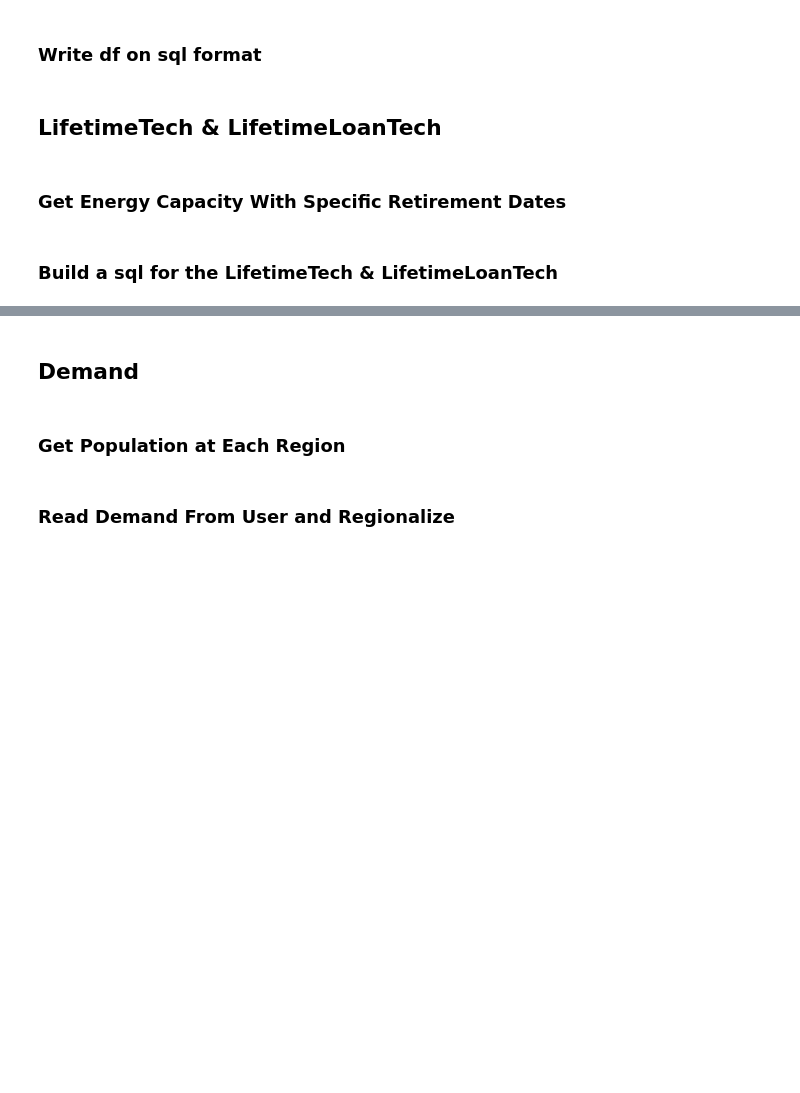
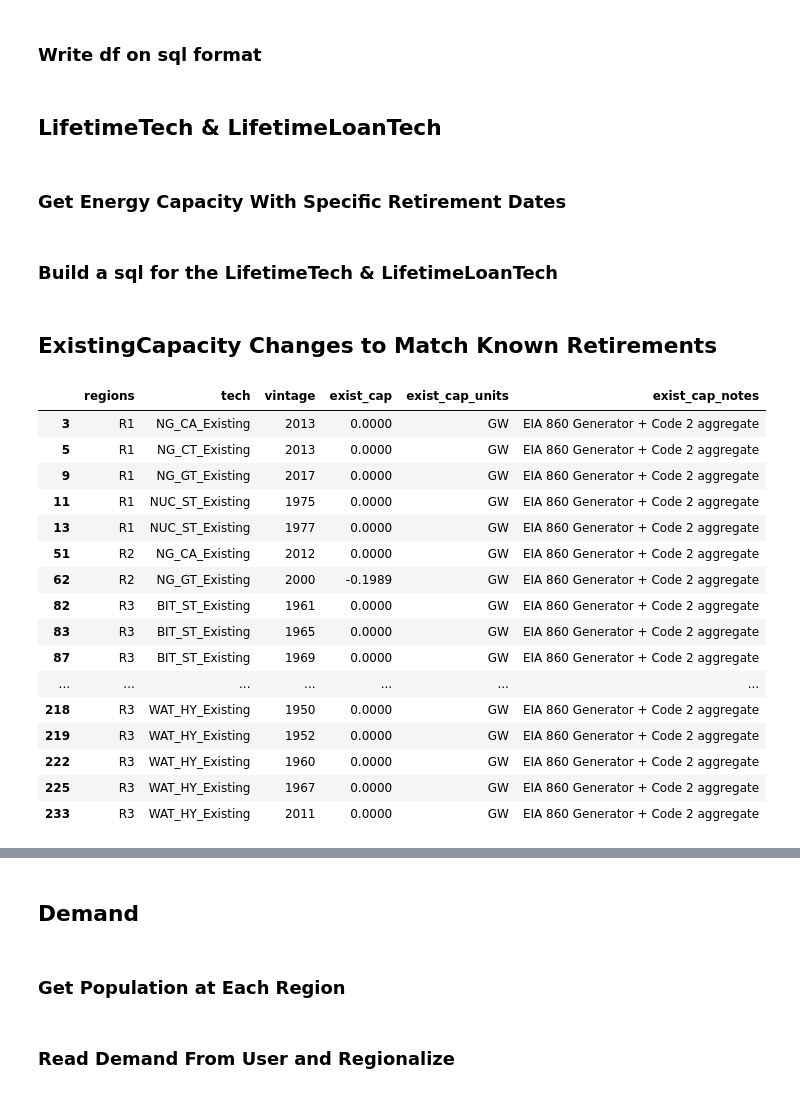
Before and after one commit to vaduraes/TemoaHurricane_V2, a Jupyter notebook: CreateBaseDeck/Excel2Sql.ipynb, the cells around one changed output, grey strips where cells are left out. Saved outputs shown, nothing was run; the diff lists cells and outputs as text; code cells hidden in the pictures; blank space fills up the shorter version.

Commit message:
Discount Known generation

```diff
--- a/CreateBaseDeck/Excel2Sql.ipynb
+++ b/CreateBaseDeck/Excel2Sql.ipynb
@@ -94,7 +101,7 @@ for ID in df["Plant ID"].unique().astype(int):
             for UniqueY in OperatingYear.unique():
 
                 SameIds    = df_tmp3["Operating Year"]==UniqueY
-                df_tmp4    = df_tmp3[SameIds]
+                df_tmp4    = df_tmp3[SameIds].reset_index()
 
                 if UniqueMC!="BA":
                     NameplateEnergyCapacity=np.sum(df_tmp4["Nameplate Energy Capacity (MWh)"])
@@ -336,31 +339,32 @@ ExistingCapacity_UniqueTechNamedf.to_excel(UserDataPath + "Temporary_ToHelpBuild
 ### Get Energy Capacity With Specific Retirement Dates
 # %%
 #Read File
-df = pd.read_excel(UserDataPath+"UserData.xlsx", sheet_name ='LifeTimeSpecific')
+df_Retirement = pd.read_excel(UserDataPath+"UserData.xlsx", sheet_name ='LifeTimeSpecific')
 
-for i in range(df.shape[0]):
-    Latitude=df.iloc[i]["Latitude"]
-    Longitude=df.iloc[i]["Longitude"]
+for i in range(df_Retirement.shape[0]):
+    Latitude=df_Retirement.iloc[i]["Latitude"]
+    Longitude=df_Retirement.iloc[i]["Longitude"]
 
     if new_polyR1.contains(Point(Longitude,Latitude)):
-        df.at[i,"Region"]='R1'
+        df_Retirement.at[i,"Region"]='R1'
 
     elif new_polyR2.contains(Point(Longitude,Latitude)):
-        df.at[i,"Region"]='R2'
+        df_Retirement.at[i,"Region"]='R2'
 
     elif new_polyR3.contains(Point(Longitude,Latitude)):
-        df.at[i,"Region"]='R3'
+        df_Retirement.at[i,"Region"]='R3'
 
     else:
         print("Error")
         break
+df_Retirement["tech"]=df_Retirement["SourceCode"]+"_"+df_Retirement["MoverCode"] + "_Existing"
 # %%
 #Aggregate the retirement data (df_AggregateRetirement)
 df_AggregateRetirement = pd.DataFrame(columns=["PlantID","SourceCode", "MoverCode", "RetireYear", "NameplateCapacity(MW)","NetSummerCapacity(MW)","NetWinterCapacity(MW)", "Region"])
 
 for Region in ["R1","R2","R3"]:
 
-    df_tmp1=df[df["Region"]==Region]
+    df_tmp1=df_Retirement[df_Retirement["Region"]==Region]
 
     SourceCode=df_tmp1["SourceCode"]
     #Same Energy Source Code data
@@ -383,11 +387,11 @@ for Region in ["R1","R2","R3"]:
                     if UniqueMC!="BA":
                         df_tmp4    = df_tmp3[IdxsIn]
 
-                        NameplateCapacity=np.sum(df_tmp4["NameplateCapacity(MW)"])/1000 #MW to GW
-                        NetSummerCapacity=np.sum(df_tmp4["NetSummerCapacity(MW)"])/1000 #MW to GW
-                        NetWinterCapacity=np.sum(df_tmp4["NetWinterCapacity(MW)"])/1000 #MW to GW
+                        NameplateCapacity=np.sum(df_tmp4["NameplateCapacity(MW)"])
+                        NetSummerCapacity=np.sum(df_tmp4["NetSummerCapacity(MW)"])
+                        NetWinterCapacity=np.sum(df_tmp4["NetWinterCapacity(MW)"])
 
-                        NewPlantID = Region + "_" + UniqueSC + "_" + UniqueMC
+                        NewPlantID = Region + "_" + UniqueSC + "_" + UniqueMC + "_Existing"
 
 
                         Data=[[NewPlantID, UniqueSC, UniqueMC, RefRetireYear,
@@ -419,3 +423,5 @@ dfLifetimeLoanTech_sql["Regions"]=Regions
 dfLifetimeLoanTech_sql["tech"]=tech
 dfLifetimeLoanTech_sql["loan"]=loan
 dfLifetimeLoanTech_sql["loan_notes"]=Observations
+# %% [markdown]
+## ExistingCapacity Changes to Match Known Retirements
@@ -421,0 +475,33 @@ dfLifetimeLoanTech_sql["loan_notes"]=Observations
+# %%
+dfExistingCapacity_sql_adjusted_tmp=dfExistingCapacity_sql_adjusted.groupby(["regions","tech","vintage"])["exist_cap"].sum().reset_index()
+dfExistingCapacity_sql_adjusted_tmp["exist_cap_units"]="GW"
+dfExistingCapacity_sql_adjusted_tmp["exist_cap_notes"]="EIA 860 Generator + Code 2 aggregate"
+
+#Check for negative values
+#pop error
+
+#Some vintages may been realocated to match retirements
+dfExistingCapacity_sql_adjusted=dfExistingCapacity_sql_adjusted_tmp[dfExistingCapacity_sql_adjusted_tmp["exist_cap"]>0]
+# %%
+dfExistingCapacity_sql_adjusted_tmp=dfExistingCapacity_sql_adjusted.groupby(["regions","tech","vintage"])["exist_cap"].sum().reset_index()
+dfExistingCapacity_sql_adjusted_tmp["exist_cap_units"]="GW"
+dfExistingCapacity_sql_adjusted_tmp["exist_cap_notes"]="EIA 860 Generator + Code 2 aggregate"
+dfExistingCapacity_sql_adjusted_tmp[dfExistingCapacity_sql_adjusted_tmp["exist_cap"]<=0]
+# %% [output]
+|  | regions | tech | vintage | exist_cap | exist_cap_units | exist_cap_notes |
+| 3 | R1 | NG_CA_Existing | 2013 | 0.0000 | GW | EIA 860 Generator + Code 2 aggregate |
+| 5 | R1 | NG_CT_Existing | 2013 | 0.0000 | GW | EIA 860 Generator + Code 2 aggregate |
+| 9 | R1 | NG_GT_Existing | 2017 | 0.0000 | GW | EIA 860 Generator + Code 2 aggregate |
+| 11 | R1 | NUC_ST_Existing | 1975 | 0.0000 | GW | EIA 860 Generator + Code 2 aggregate |
+| 13 | R1 | NUC_ST_Existing | 1977 | 0.0000 | GW | EIA 860 Generator + Code 2 aggregate |
+| 51 | R2 | NG_CA_Existing | 2012 | 0.0000 | GW | EIA 860 Generator + Code 2 aggregate |
+| 62 | R2 | NG_GT_Existing | 2000 | -0.1989 | GW | EIA 860 Generator + Code 2 aggregate |
+| 82 | R3 | BIT_ST_Existing | 1961 | 0.0000 | GW | EIA 860 Generator + Code 2 aggregate |
+| 83 | R3 | BIT_ST_Existing | 1965 | 0.0000 | GW | EIA 860 Generator + Code 2 aggregate |
+| 87 | R3 | BIT_ST_Existing | 1969 | 0.0000 | GW | EIA 860 Generator + Code 2 aggregate |
+| ... | ... | ... | ... | ... | ... | ... |
+| 218 | R3 | WAT_HY_Existing | 1950 | 0.0000 | GW | EIA 860 Generator + Code 2 aggregate |
+| 219 | R3 | WAT_HY_Existing | 1952 | 0.0000 | GW | EIA 860 Generator + Code 2 aggregate |
+| 222 | R3 | WAT_HY_Existing | 1960 | 0.0000 | GW | EIA 860 Generator + Code 2 aggregate |
+| 225 | R3 | WAT_HY_Existing | 1967 | 0.0000 | GW | EIA 860 Generator + Code 2 aggregate |
+| 233 | R3 | WAT_HY_Existing | 2011 | 0.0000 | GW | EIA 860 Generator + Code 2 aggregate |
```
Also changed, not shown: parts of 6 cells of this notebook, 3 other files.
